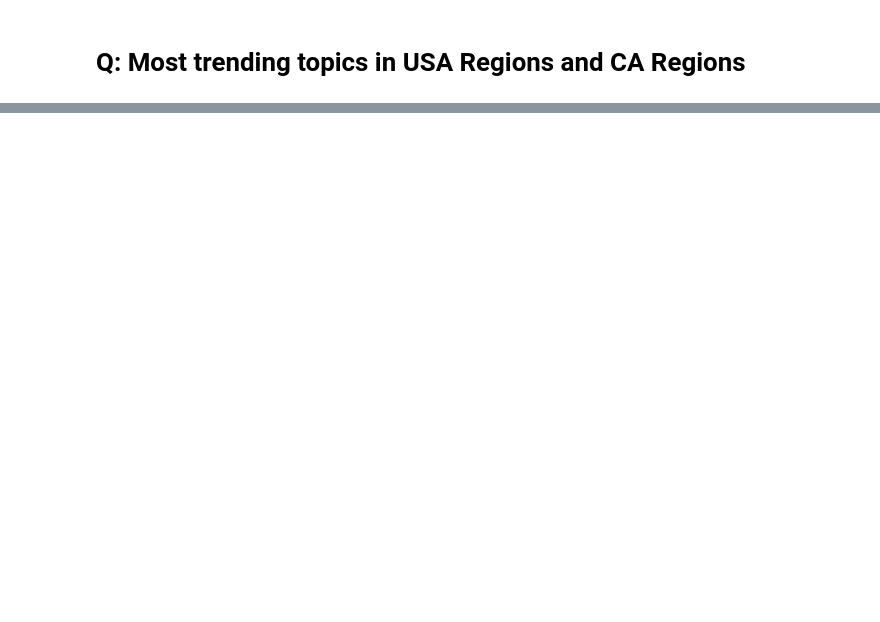
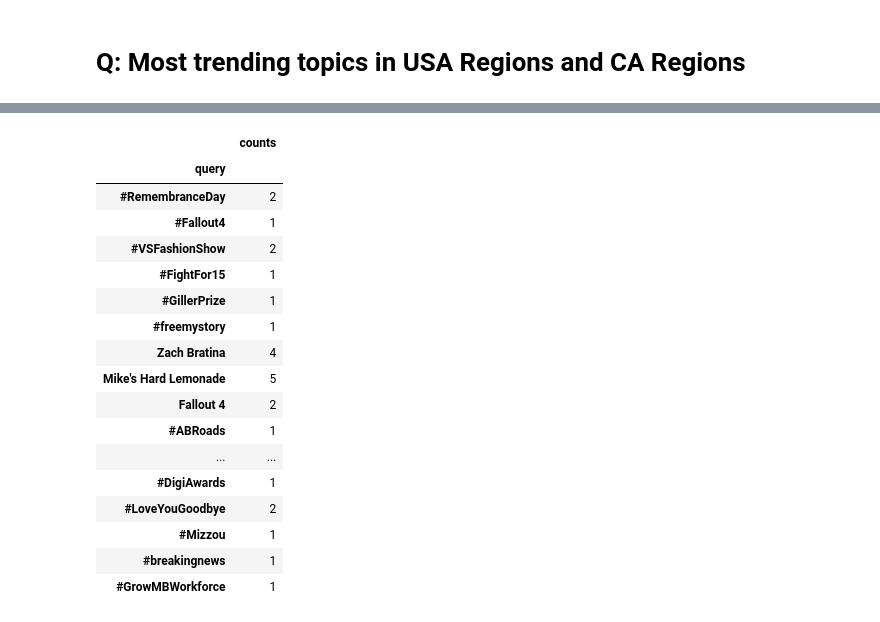
Before and after one commit to raymondma1/DAT_SF_18, a Jupyter notebook: homework/HW2_done/Homework 2.ipynb, the cells around one changed output, grey strips where cells are left out. Saved outputs shown, nothing was run; the diff lists cells and outputs as text; code cells hidden in the pictures; blank space fills up the shorter version.

```diff
--- a/homework/HW2_done/Homework 2.ipynb
+++ b/homework/HW2_done/Homework 2.ipynb
@@ -92,5 +175,24 @@ ca_df
 # %%
-ca_df.oc
+ca_df
+# %% [output]
+|  | counts |
+| query |  |
+| #RemembranceDay | 2 |
+| #Fallout4 | 1 |
+| #VSFashionShow | 2 |
+| #FightFor15 | 1 |
+| #GillerPrize | 1 |
+| #freemystory | 1 |
+| Zach Bratina | 4 |
+| Mike's Hard Lemonade | 5 |
+| Fallout 4 | 2 |
+| #ABRoads | 1 |
+| ... | ... |
+| #DigiAwards | 1 |
+| #LoveYouGoodbye | 2 |
+| #Mizzou | 1 |
+| #breakingnews | 1 |
+| #GrowMBWorkforce | 1 |
 # %%
 from bokeh.charts import Bar
 
```
Also changed, not shown: parts of 12 cells of this notebook, 6 other files.
